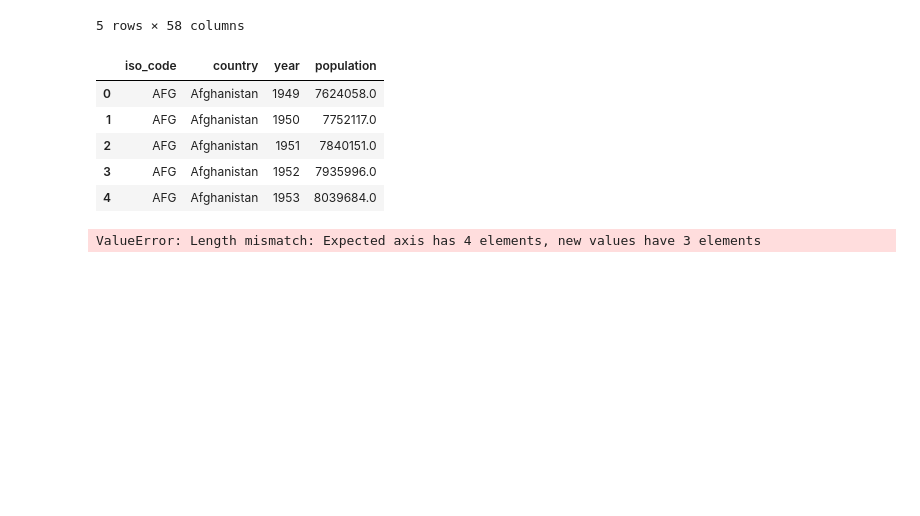
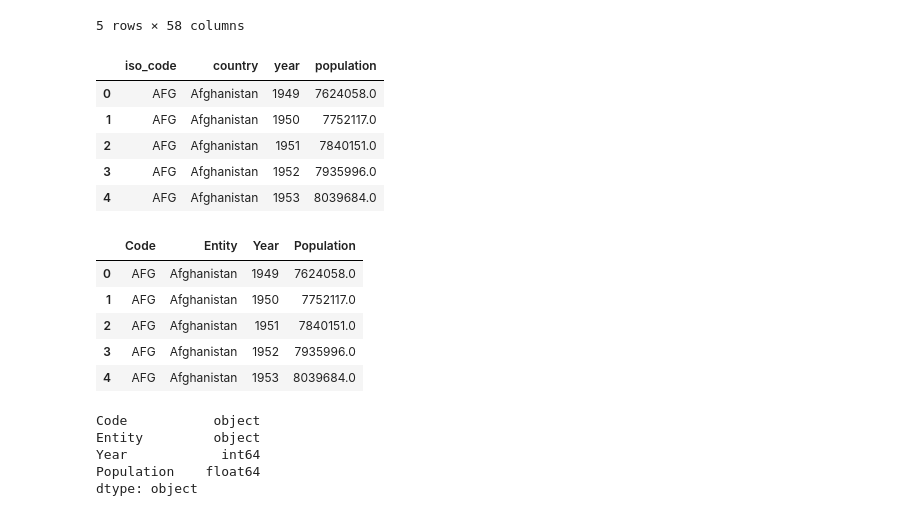
Before and after one commit to mgiandello/Project-3-Global-Warming, a Jupyter notebook: Population_data.ipynb, the cells around one changed output. Drawn from its saved outputs; the diff is of its cells as text; code cells hidden in the pictures; blank space fills up the shorter version.

```diff
--- a/Population_data.ipynb
+++ b/Population_data.ipynb
@@ -32,7 +32,21 @@ slimfast_pop_df.head()
 | 4 | AFG | Afghanistan | 1953 | 8039684.0 |
 # %%
 # Renaming the columns to be compatible with the other dataframes that it will be merged with
-slimfast_pop_df.columns = ['Code', 'Entity' 'Year', 'Population']
+slimfast_pop_df.columns = ['Code', 'Entity', 'Year', 'Population']
 slimfast_pop_df.head()
 # %% [output]
-ValueError: Length mismatch: Expected axis has 4 elements, new values have 3 elements
+|  | Code | Entity | Year | Population |
+| 0 | AFG | Afghanistan | 1949 | 7624058.0 |
+| 1 | AFG | Afghanistan | 1950 | 7752117.0 |
+| 2 | AFG | Afghanistan | 1951 | 7840151.0 |
+| 3 | AFG | Afghanistan | 1952 | 7935996.0 |
+| 4 | AFG | Afghanistan | 1953 | 8039684.0 |
+# %%
+# Checking data types to ensure compatability for ease of merging
+slimfast_pop_df.dtypes
+# %% [output]
+Code           object
+Entity         object
+Year            int64
+Population    float64
+dtype: object
```
Also changed, not shown: parts of 2 cells of this notebook, 9 other files.
